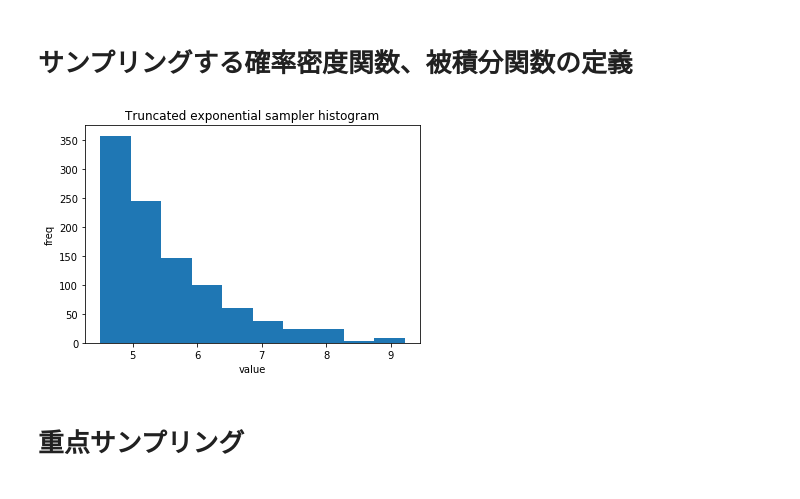
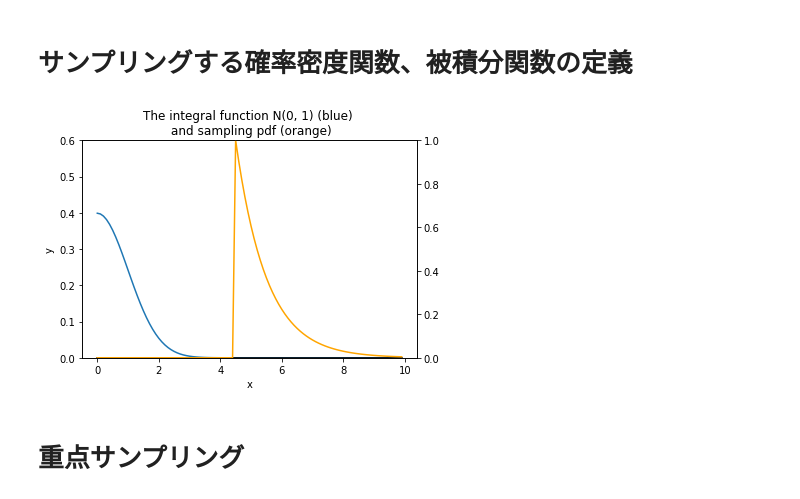
Before and after one commit to KitauraHiromi/work, a Jupyter notebook: jupyter/monte_carlo/importance_sampling.ipynb, the cells around one changed output. Cells and saved outputs as stored; diff of their text form; code cells hidden in the pictures.

```diff
--- a/jupyter/monte_carlo/importance_sampling.ipynb
+++ b/jupyter/monte_carlo/importance_sampling.ipynb
@@ -166,0 +162,16 @@ vfunc3 = np.vectorize(func3)
+# %%
+# visualization
+step3 = np.vectorize(functools.partial(step, low=5, high=100), otypes=[np.float])
+x = np.arange(0, 10, 0.1)
+fig, ax1 = plt.subplots()
+ax1.plot(x, vfunc2(x))
+ax1.plot(x, [0]*len(x), color="black")
+ax1.set_title("The integral function N(0, 1) (blue) \n and sampling pdf (orange)")
+ax1.set_xlabel("x")
+ax1.set_ylabel("y")
+ax1.set_ylim([0, 0.6])
+ax2 = ax1.twinx()
+ax2.set_ylim([0, 0.05])
+ax2.step(x, step3(x), color="orange")
+axes[1].set_ylim([-0.1, 0.6])
+plt.show()
@@ -169,20 +182,29 @@ vfunc3 = np.vectorize(func3)
 # %%
 rv = scipy.stats.expon(loc=4.5)
 sampler4 = rv.rvs
-plt.hist(sampler4(size=1000))
-plt.title("Truncated exponential sampler histogram")
-plt.xlabel("value")
-plt.ylabel("freq")
+
+x = np.arange(0, 10, 0.1)
+fig, ax1 = plt.subplots()
+ax1.plot(x, vfunc2(x))
+ax1.plot(x, [0]*len(x), color="black")
+ax1.set_title("The integral function N(0, 1) (blue) \n and sampling pdf (orange)")
+ax1.set_xlabel("x")
+ax1.set_ylabel("y")
+ax1.set_ylim([0, 0.6])
+ax2 = ax1.twinx()
+ax2.set_ylim([0, 1])
+ax2.plot(x, rv.pdf(x), color="orange")
+axes[1].set_ylim([-0.1, 0.6])
 plt.show()
 
 def f4(x):
     if x < 4.5:
         return 0
     else:
         return scipy.stats.norm.pdf(x) / scipy.stats.expon(loc=4.5).pdf(x)
 vfunc4 = np.vectorize(f4)
 # %% [output]
-[figure, old version]
+[figure, new version]
 # %% [markdown]
 # 重点サンプリング
 # %%
```
Also changed, not shown: parts of 6 cells of this notebook.
